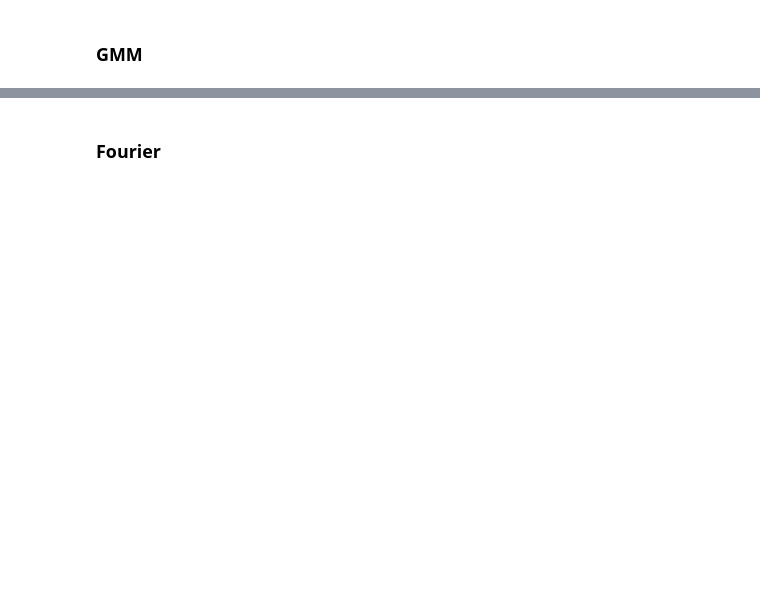
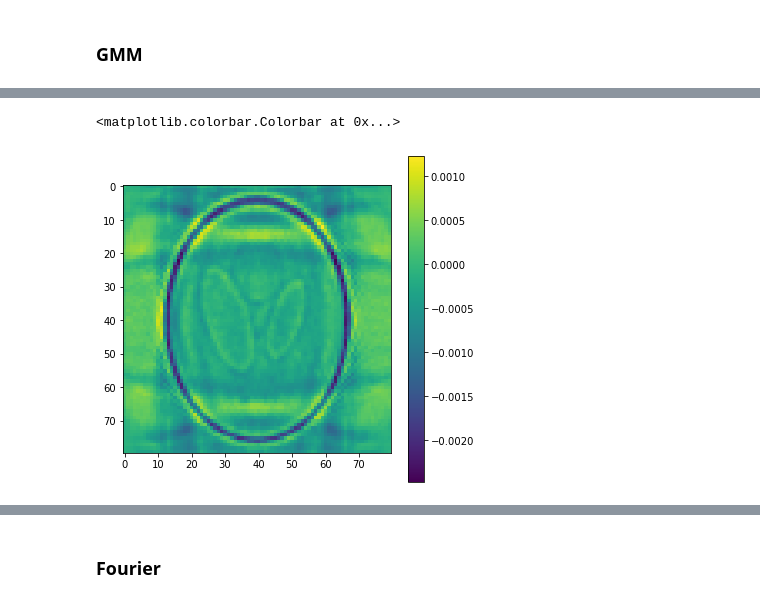
Before and after one commit to bogdantoader/simplecryoem, a Jupyter notebook: nb/SART.ipynb, the cells around one changed output, grey strips where cells are left out. Drawn from its saved outputs; the diff is of its cells as text; code cells hidden in the pictures; blank space fills up the shorter version.

```diff
--- a/nb/SART.ipynb
+++ b/nb/SART.ipynb
@@ -165,0 +234,5 @@ x0_cg = conjugate_gradient(AA, Ab, x0, 10, verbose=True)
+# %%
+plt.imshow(grad_loss_func(x0).reshape([nx,nx])); plt.colorbar()
+# %% [output]
+<matplotlib.colorbar.Colorbar at 0x...>
+[figure, added]
```
Also changed, not shown: parts of 28 cells of this notebook.
